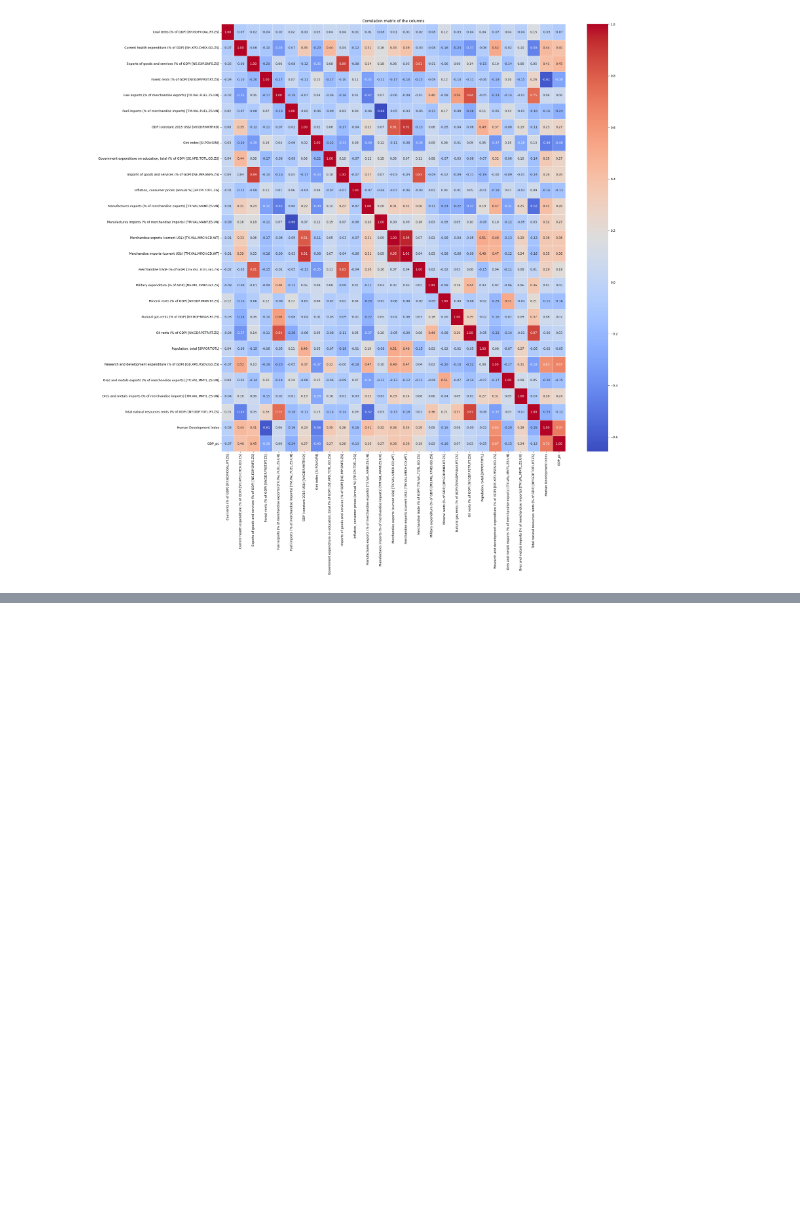
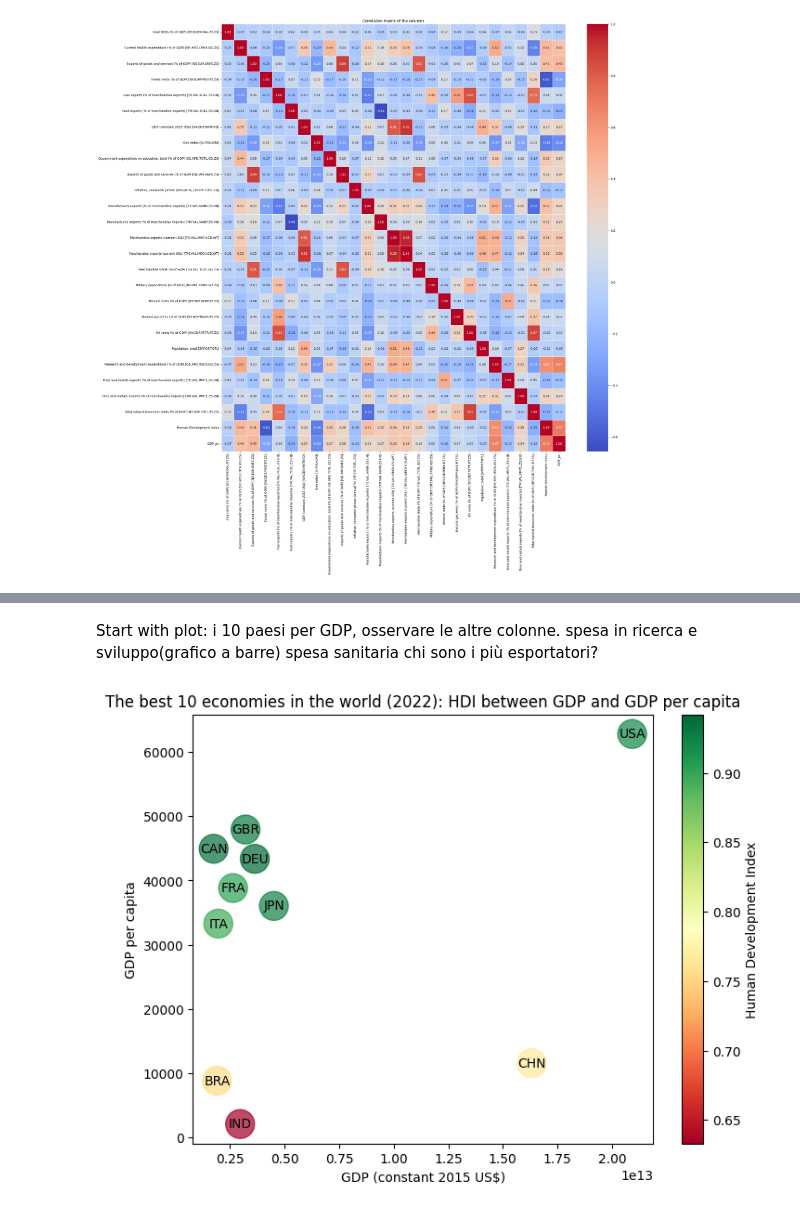
Before and after one commit to LosaLosSantos/Project_ER, a Jupyter notebook: Clean and Exploration.ipynb, the cells around one changed output, grey strips where cells are left out. Saved outputs shown, nothing was run; the diff lists cells and outputs as text; code cells hidden in the pictures; blank space fills up the shorter version.

Commit message:
explore and clean (first graph)

```diff
--- a/Clean and Exploration.ipynb
+++ b/Clean and Exploration.ipynb
@@ -657,3 +657,11 @@ plt.title("Correlation matrix of the columns")
 plt.show()
 # %% [output]
 [figure]
+# %%
+#I want select the first 10 country of GDP (constant 2015 US$)"
+sorted_gdp_df = Glob_df3.loc[Glob_df3.index.get_level_values("Year") == 2022].sort_values(by="GDP (constant 2015 US$) [NY.GDP.MKTP.KD]", ascending=False)
+
+# Selecting the countries
+top_gdp_countries = sorted_gdp_df.head(10)
+
+print(top_gdp_countries.index.get_level_values("Code"))
@@ -659,0 +670,4 @@ plt.show()
+# %%
+#The new dataset with all the values and coloumns for each country
+GDP_cons_df = Glob_df3.loc[Glob_df3.index.get_level_values("Code").isin(top_gdp_countries.index.get_level_values("Code"))]
+GDP_cons_df
@@ -659,0 +689,39 @@ plt.show()
+# %%
+GDP_cons_df_2022 = GDP_cons_df.loc[GDP_cons_df.index.get_level_values("Year") == 2022]
+# %% [markdown]
+Start with plot:
+i 10 paesi per GDP, osservare le altre colonne.
+spesa in ricerca e sviluppo(grafico a barre)
+spesa sanitaria
+chi sono i più esportatori?
+# %%
+
+from matplotlib.cm import ScalarMappable
+
+#Show the GDP per capita and Human Development Index for the best 10 economies in the world in the 2022
+plt.figure(figsize=(8, 6))
+
+scatter = plt.scatter(GDP_cons_df_2022["GDP (constant 2015 US$) [NY.GDP.MKTP.KD]"], GDP_cons_df_2022["GDP_pc"],
+                      s=500, c=GDP_cons_df_2022["Human Development Index"],
+                      cmap='RdYlGn', alpha=0.7, label='GDP')
+
+#labels with country names for each point
+for i, code in enumerate(GDP_cons_df_2022.index.get_level_values("Code")):
+    plt.annotate(code,(GDP_cons_df_2022["GDP (constant 2015 US$) [NY.GDP.MKTP.KD]"].iloc[i], GDP_cons_df_2022["GDP_pc"].iloc[i]),
+                 fontsize=10, ha='center',va='center',xytext=(0, 0), textcoords='offset points')
+
+plt.xlabel("GDP (constant 2015 US$)")
+plt.ylabel("GDP per capita")
+plt.title("The best 10 economies in the world (2022): HDI between GDP and GDP per capita")
+
+#Color Bar
+sm = ScalarMappable(cmap='RdYlGn')
+sm.set_array(GDP_cons_df_2022["Human Development Index"])
+
+#Position of the bar
+cbar = plt.colorbar(sm, label='Human Development Index', orientation='vertical', ax=plt.gca())
+cbar.set_label('Human Development Index')
+
+plt.show()
+# %% [output]
+[figure, added]
```
Also changed, not shown: parts of 2 cells of this notebook, 1 other file.
